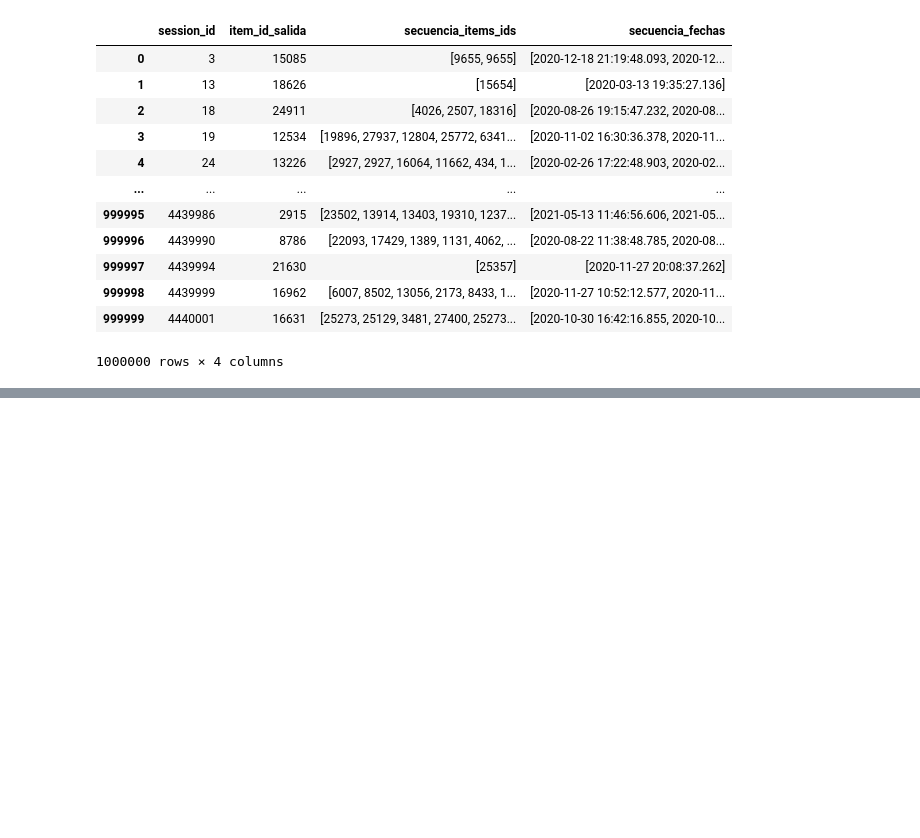
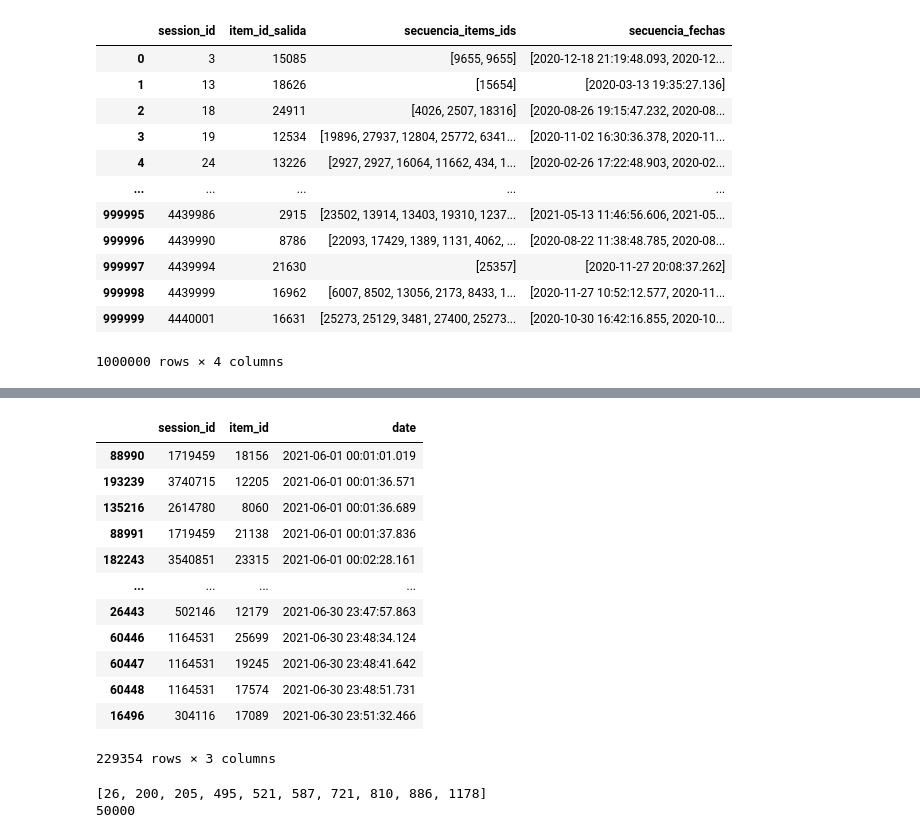
Before and after one commit to CristianCristanchoT/RecSys-Challenge-2022, a Jupyter notebook: Notebooks/Preparacion de los datos.ipynb, the cells around one changed output, grey strips where cells are left out. Drawn from its saved outputs; the diff is of its cells as text; code cells hidden in the pictures; blank space fills up the shorter version.

```diff
--- a/Notebooks/Preparacion de los datos.ipynb
+++ b/Notebooks/Preparacion de los datos.ipynb
@@ -304,0 +224,26 @@ secuencias_entrenamiento_df.to_csv('../Data/secuencias_entrenamiento.csv', index
+# %%
+leaderboard_sessions["date"] = pd.to_datetime(leaderboard_sessions["date"])
+leaderboard_sessions.sort_values(by='date', inplace=True)
+leaderboard_sessions
+# %% [output]
+|  | session_id | item_id | date |
+| 88990 | 1719459 | 18156 | 2021-06-01 00:01:01.019 |
+| 193239 | 3740715 | 12205 | 2021-06-01 00:01:36.571 |
+| 135216 | 2614780 | 8060 | 2021-06-01 00:01:36.689 |
+| 88991 | 1719459 | 21138 | 2021-06-01 00:01:37.836 |
+| 182243 | 3540851 | 23315 | 2021-06-01 00:02:28.161 |
+| ... | ... | ... | ... |
+| 26443 | 502146 | 12179 | 2021-06-30 23:47:57.863 |
+| 60446 | 1164531 | 25699 | 2021-06-30 23:48:34.124 |
+| 60447 | 1164531 | 19245 | 2021-06-30 23:48:41.642 |
+| 60448 | 1164531 | 17574 | 2021-06-30 23:48:51.731 |
+| 16496 | 304116 | 17089 | 2021-06-30 23:51:32.466 |
+229354 rows × 3 columns
+# %%
+sessions_ids_test_learderboard = list(leaderboard_sessions.session_id.unique())
+sessions_ids_test_learderboard.sort()
+print(sessions_ids_test_learderboard[0:10])
+print(len(sessions_ids_test_learderboard))
+# %% [output]
+[26, 200, 205, 495, 521, 587, 721, 810, 886, 1178]
+50000
```
Also changed, not shown: parts of 28 cells of this notebook, 5 other files.
